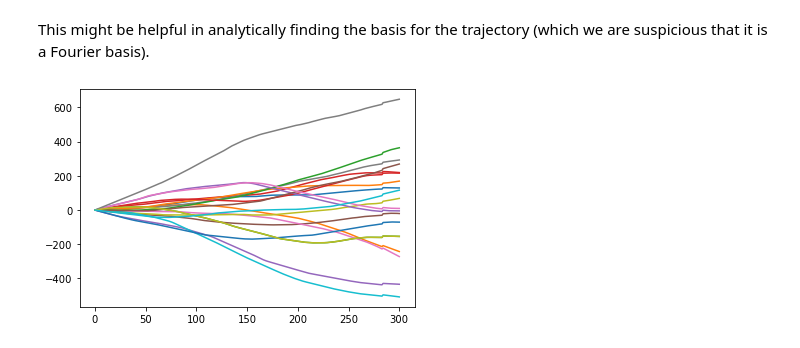
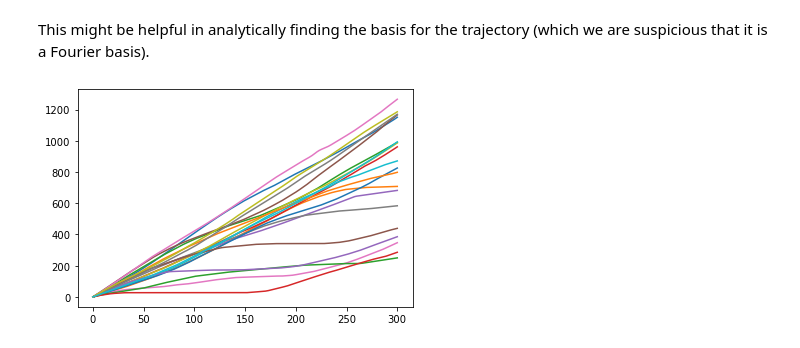
Before and after one commit to thinhhoang95/anomaly-detection-ngsim2, a Jupyter notebook: pwms_spherical/2_why_fpca_fourier.ipynb, the cells around one changed output. Drawn from its saved outputs; the diff is of its cells as text; code cells hidden in the pictures.

```diff
--- a/pwms_spherical/2_why_fpca_fourier.ipynb
+++ b/pwms_spherical/2_why_fpca_fourier.ipynb
@@ -110,7 +110,7 @@ print(fpca_x.explained_variance_ratio_)
 This might be helpful in analytically finding the basis for the trajectory (which we are suspicious that it is a Fourier basis).
 # %%
 for i in np.random.choice(num_of_trajs, 20):
-    traj_to_plot = container_y_np[i] - mean_y
+    traj_to_plot = container_y_np[i]
     plt.plot(traj_to_plot)
 # %% [output]
-[figure, old version]
+[figure, new version]
```
Also changed, not shown: parts of 10 cells of this notebook, 2 other files.
